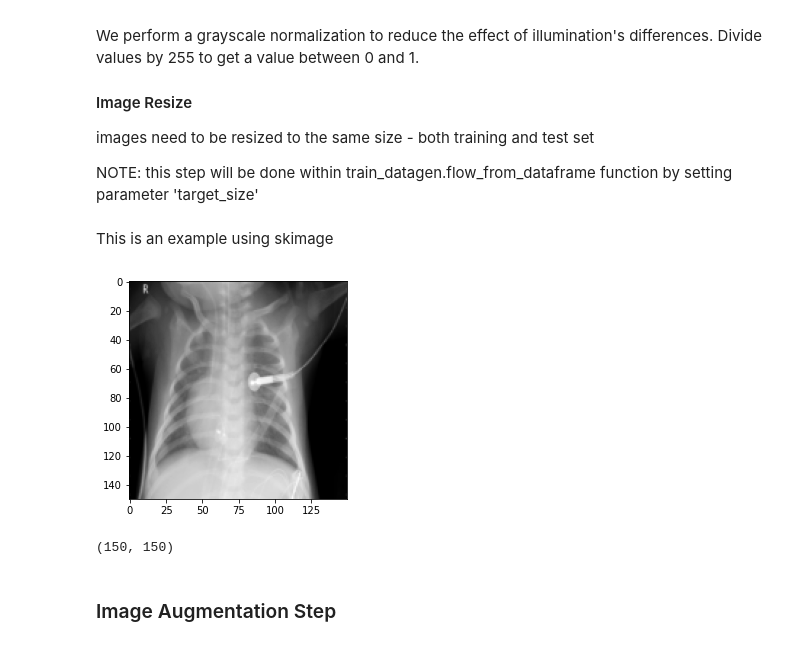
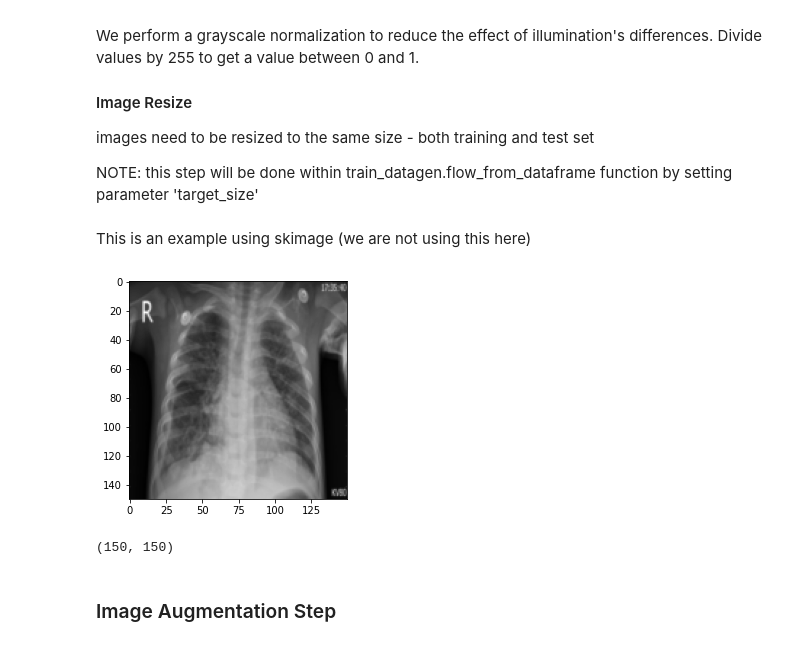
Before and after one commit to erotavlas/machine-learning, a Jupyter notebook: IBMAdvancedDataScience_Capstone_Incomplete.ipynb, the cells around one changed output. Saved outputs shown, nothing was run; the diff lists cells and outputs as text; code cells hidden in the pictures.

```diff
--- a/IBMAdvancedDataScience_Capstone_Incomplete.ipynb
+++ b/IBMAdvancedDataScience_Capstone_Incomplete.ipynb
@@ -311,6 +327,13 @@ test_df['file'][200], test_df['label'][200]
 # %% [output]
 ('E:\\COURSES\\Advanced Data Science With IBM\\Advanced Data Science Capstone\\assignment\\data\\chest_xray\\test\\NORMAL\\NORMAL2-IM-0340-0001.jpeg',
  'NORMAL')
+# %%
+# first shuffle rows in train dataframe
+train_df = train_df.sample(n = len(train_df)).reset_index(drop=True)
 # %%
-# first shuffle rows in train dataframe
 # then move 245 rows from train dataframe to test dataframe
+transferdata_df = train_df.iloc[-245:, 0:]
+
+test_df = test_df.append(transferdata_df)
+
+train_df = train_df.drop(transferdata_df.index)
@@ -317,6 +375,5 @@ test_df['file'][200], test_df['label'][200]
 # %%
 # split train set further into train and validation set
 
-trainsplit = 0.85 * 4862
-validationsplit = 0.15 * 4862
-print("trainsplit, validationsplit ",trainsplit, validationsplit)
+newtrain_df = train_df.sample(frac=0.85,random_state=200) #random state is a seed value
+validation_df = train_df.drop(newtrain_df.index)
@@ -332,0 +380,3 @@ print(" len(updated_train_images), len(updated_validation_images) ", len(updated
+# %%
+train_df = newtrain_df.reset_index(drop=True)
+validation_df = validation_df.reset_index(drop=True)
@@ -387,17 +478,17 @@ images need to be resized to the same size - both training and test set
 
 NOTE: this step will be done within train_datagen.flow_from_dataframe function by setting parameter 'target_size'
 # %% [markdown]
-This is an example using skimage
+This is an example using skimage (we are not using this here)
 # %%
 from skimage.transform import resize
-img = io.imread(updated_train_images[0])
+img = io.imread(train_df['file'][0])
 img_rescaled = resize(img, (150,150))
 
 imgplot = plt.imshow(img_rescaled, cmap="gray")
 plt.show()
 print(img_rescaled.shape)
 # %% [output]
-[figure, old version]
+[figure, new version]
 (150, 150)
 # %% [markdown]
 ### Image Augmentation Step
```
Also changed, not shown: parts of 29 cells of this notebook.
